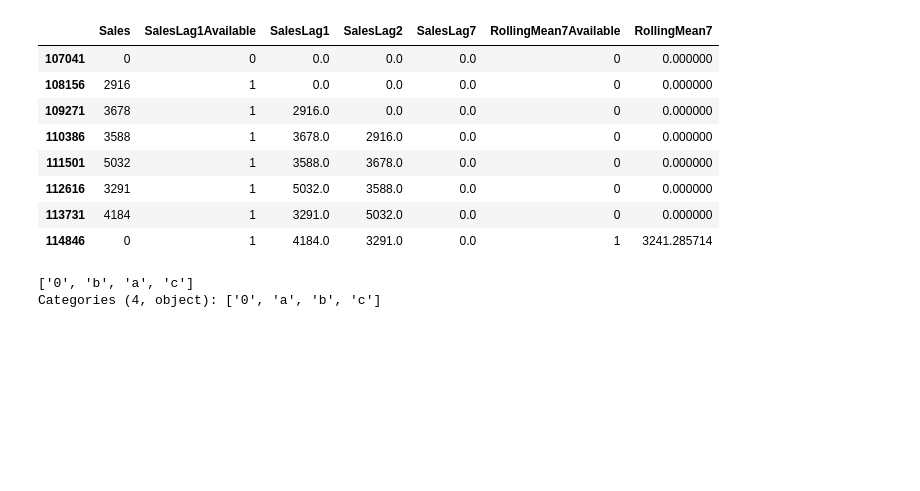
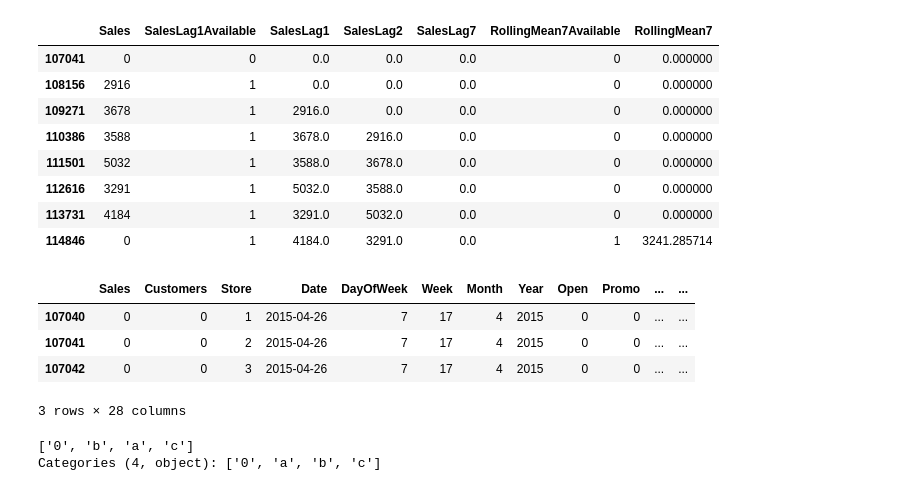
Before and after one commit to filipsajtlava/M9DM2-project, a Jupyter notebook: data_modelling.ipynb, the cells around one changed output. Drawn from its saved outputs; the diff is of its cells as text; code cells hidden in the pictures; blank space fills up the shorter version.

```diff
--- a/data_modelling.ipynb
+++ b/data_modelling.ipynb
@@ -87,6 +88,14 @@ train_set.loc[train_set.Store == 2, ["Sales", "SalesLag1Available", "SalesLag1",
 | 112616 | 3291 | 1 | 5032.0 | 3588.0 | 0.0 | 0 | 0.000000 |
 | 113731 | 4184 | 1 | 3291.0 | 5032.0 | 0.0 | 0 | 0.000000 |
 | 114846 | 0 | 1 | 4184.0 | 3291.0 | 0.0 | 1 | 3241.285714 |
+# %%
+train_set.head(3)
+# %% [output]
+|  | Sales | Customers | Store | Date | DayOfWeek | Week | Month | Year | Open | Promo | ... | ... |
+| 107040 | 0 | 0 | 1 | 2015-04-26 | 7 | 17 | 4 | 2015 | 0 | 0 | ... | ... |
+| 107041 | 0 | 0 | 2 | 2015-04-26 | 7 | 17 | 4 | 2015 | 0 | 0 | ... | ... |
+| 107042 | 0 | 0 | 3 | 2015-04-26 | 7 | 17 | 4 | 2015 | 0 | 0 | ... | ... |
+3 rows × 28 columns
 # %%
 display(train_set["StateHoliday"].unique())
 
```
Also changed, not shown: parts of 13 cells of this notebook, 3 other files.
